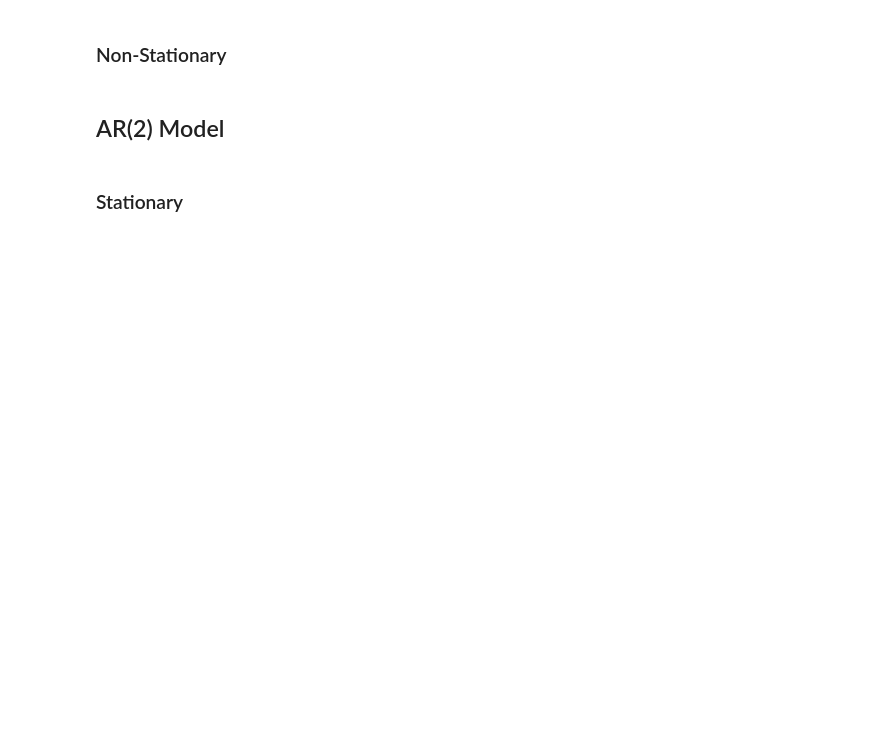
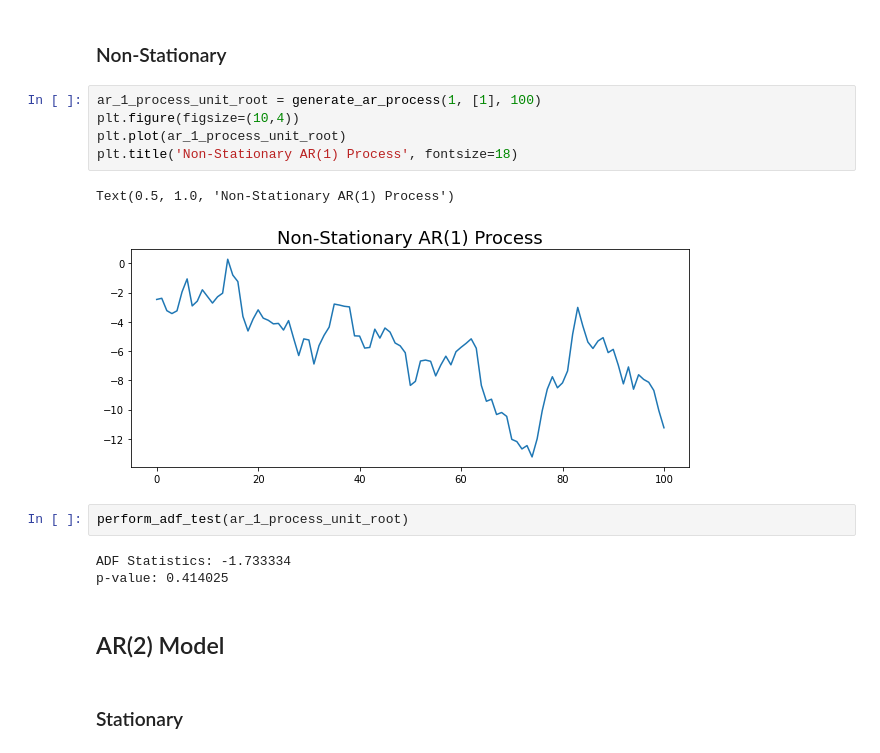
Before and after one commit to jonas-fullstack-dev/ts-dickey-fuller, a Jupyter notebook: dickey_fuller.ipynb, the cells around one changed output. Drawn from its saved outputs; the diff is of its cells as text; blank space fills up the shorter version.

```diff
--- a/dickey_fuller.ipynb
+++ b/dickey_fuller.ipynb
@@ -33,5 +46,18 @@ def perform_adf_test(series):
 # %% [markdown]
 ### Non-Stationary
+# %%
+ar_1_process_unit_root = generate_ar_process(1, [1], 100)
+plt.figure(figsize=(10,4))
+plt.plot(ar_1_process_unit_root)
+plt.title('Non-Stationary AR(1) Process', fontsize=18)
+# %% [output]
+Text(0.5, 1.0, 'Non-Stationary AR(1) Process')
+[figure, added]
+# %%
+perform_adf_test(ar_1_process_unit_root)
+# %% [output]
+ADF Statistics: -1.733334
+p-value: 0.414025
 # %% [markdown]
 ## AR(2) Model
 # %% [markdown]
```
Also changed, not shown: parts of 6 cells of this notebook.
